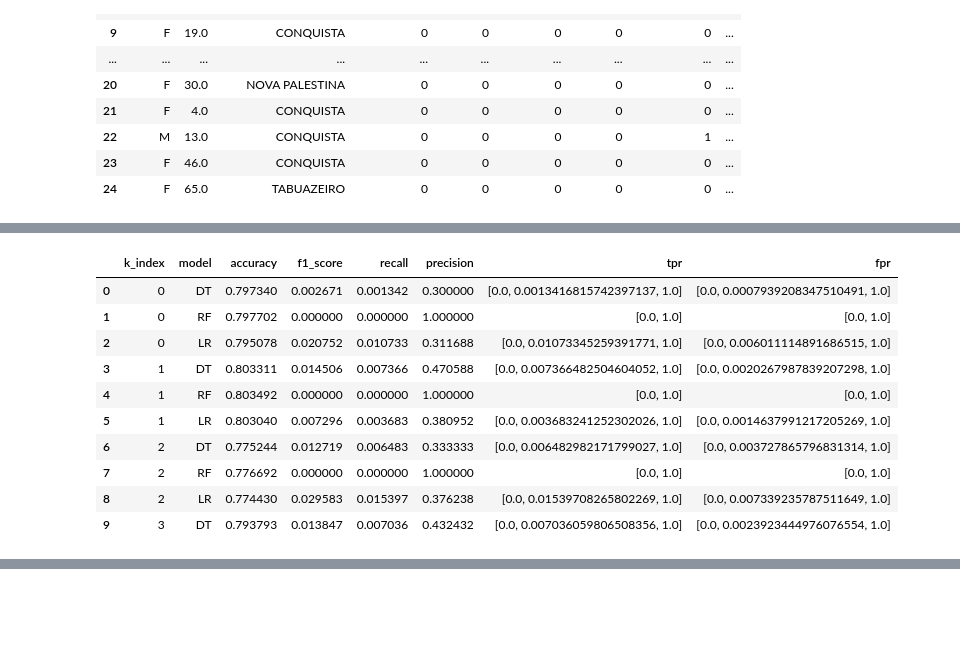
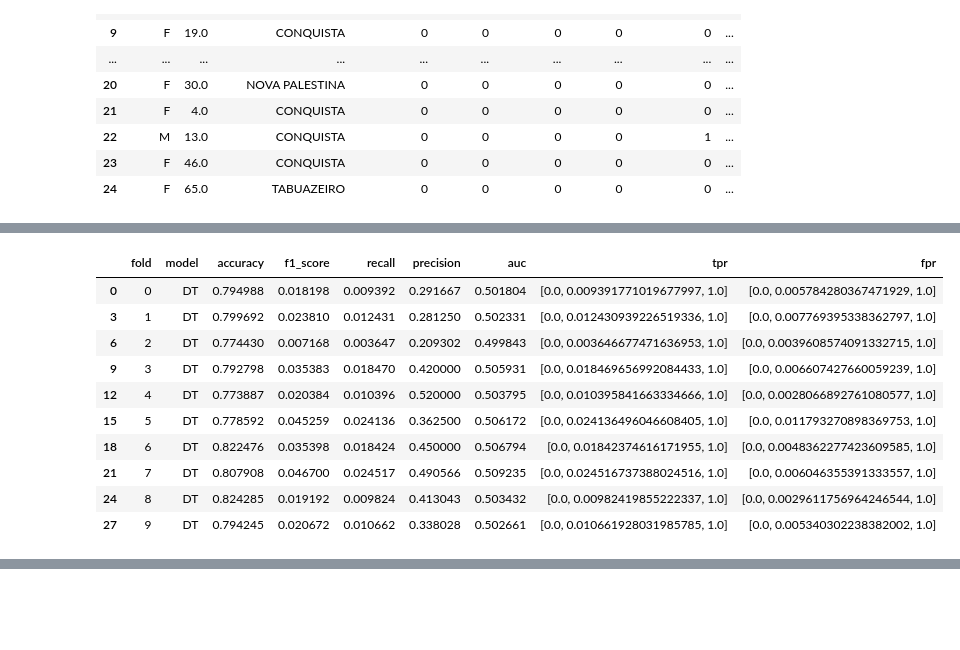
Before and after one commit to Sumitjh26997/CSS581-ML, a Jupyter notebook: hw1.ipynb, the cells around one changed output, grey strips where cells are left out. Cells and saved outputs as stored; diff of their text form; code cells hidden in the pictures.

```diff
--- a/hw1.ipynb
+++ b/hw1.ipynb
@@ -659,7 +631,6 @@ from sklearn.preprocessing import OrdinalEncoder
 y = final_data["No-show"]
 X = final_data[['Gender',
  'Age',
- 'Neighbourhood',
  'Hipertension',
  'Diabetes',
  'Alcoholism',
@@ -678,25 +647,32 @@ X_res, y_res = iht.fit_resample(X, y)
 from sklearn import tree
 from sklearn.ensemble import RandomForestClassifier
 from sklearn.linear_model import LogisticRegression
-from sklearn.metrics import accuracy_score, f1_score, recall_score, precision_score, auc, roc_curve
+from sklearn.metrics import accuracy_score, f1_score, recall_score, precision_score, auc, roc_curve, RocCurveDisplay
 from sklearn.model_selection import KFold
 import pandas as pnd
 
 # initialize all models with necessary hyperparams
-decision_tree = tree.DecisionTreeClassifier(max_depth = 7)
-random_forest = RandomForestClassifier(n_estimators=500, max_depth=7, random_state=1)
-logistic_regressor = LogisticRegression(max_iter=1000)
+decision_tree = tree.DecisionTreeClassifier(max_depth = 9, min_samples_split=3)
+random_forest = RandomForestClassifier(n_estimators=700, max_depth=9, min_samples_split=3, random_state=1)
+logistic_regressor = LogisticRegression(max_iter=2000)
 
 #generate k=10 splits of the data
 kf = KFold(n_splits=10)
 kf.get_n_splits(X)
 
+
+def plot_roc_curve(fpr, tpr, model, fold):
+  roc_display = RocCurveDisplay(fpr=fpr, tpr=tpr).plot()
+  roc_display.figure_.set_size_inches(5,5)
+  plt.plot([0, 1], [0, 1], color = 'g')
+  plt.title(model + " - Fold: " + str(fold))
+
 #create dataframe to store all results
-results = pnd.DataFrame(columns=['k_index', 'model', 'accuracy', 'f1_score', 'recall', 'precision', 'tpr', 'fpr'])
+results = pnd.DataFrame(columns=['fold', 'model', 'accuracy', 'f1_score', 'recall', 'precision', 'auc','tpr', 'fpr'])
 r = 0
 
 for i, (train_index,test_index) in enumerate(kf.split(X)):
-    print("\n\n K-Index: ", i)
+    print("\n\n Fold: ", i)
     print("Train Index: ", train_index,)
     print("Test Index: ", test_index)
     X_train, X_test, y_train, y_test = X[train_index], X[test_index], y[train_index], y[test_index]
@@ -709,11 +685,14 @@ for i, (train_index,test_index) in enumerate(kf.split(X)):
     recall = recall_score(y_test, y_pred, zero_division=1)
     prec = precision_score(y_test, y_pred, zero_division=1)
     fpr, tpr, thresholds = roc_curve(y_test, y_pred)
+    auc_score=auc(fpr, tpr)
+    plot_roc_curve(fpr,tpr, "Decision Tree", i)
     print('Accuracy Score: ', acc)
     print('F1 Score: ', f1)
     print('Recall Score: ', recall)
     print('Precision Score: ', prec)
-    results.loc[r] = [i, 'DT', acc, f1, recall, prec, tpr, fpr]
+    print('AUC: ', auc_score)
+    results.loc[r] = [i, 'DT', acc, f1, recall, prec, auc_score, tpr, fpr]
     r=r+1
 
 
@@ -725,11 +704,14 @@ for i, (train_index,test_index) in enumerate(kf.split(X)):
     recall = recall_score(y_test, y_pred_rf, zero_division=1)
     prec = precision_score(y_test, y_pred_rf, zero_division=1)
     fpr, tpr, thresholds = roc_curve(y_test, y_pred_rf)
+    auc_score=auc(fpr, tpr)
+    plot_roc_curve(fpr,tpr, "Random Forest", i)
     print('Accuracy Score: ', acc)
     print('F1 Score: ', f1)
     print('Recall Score: ', recall)
     print('Precision Score: ', prec)
-    results.loc[r] = [i, 'RF', acc, f1, recall, prec, tpr, fpr]
+    print('AUC: ', auc_score)
+    results.loc[r] = [i, 'RF', acc, f1, recall, prec, auc_score, tpr, fpr]
     r=r+1
 
     print("\nLogistic Regression")
@@ -740,10 +722,13 @@ for i, (train_index,test_index) in enumerate(kf.split(X)):
     recall = recall_score(y_test, y_pred_lr, zero_division=1)
     prec = precision_score(y_test, y_pred_lr, zero_division=1)
     fpr, tpr, thresholds = roc_curve(y_test, y_pred_lr)
+    auc_score=auc(fpr, tpr)
+    plot_roc_curve(fpr,tpr, "Logistic Regression", i)
     print('Accuracy Score: ', acc)
     print('F1 Score: ', f1)
     print('Recall Score: ', recall)
     print('Precision Score: ', prec)
-    results.loc[r] = [i, 'LR', acc, f1, recall, prec, tpr, fpr]
+    print('AUC: ', auc_score)
+    results.loc[r] = [i, 'LR', acc, f1, recall, prec, auc_score, tpr, fpr]
     r=r+1
 # %% [output]
@@ -767,14 +803,14 @@ Precision Score:  0.42574257425742573
 # %%
-results.head(10)
+dt_data.head(10)
 # %% [output]
-|  | k_index | model | accuracy | f1_score | recall | precision | tpr | fpr |
-| 0 | 0 | DT | 0.797340 | 0.002671 | 0.001342 | 0.300000 | [0.0, 0.0013416815742397137, 1.0] | [0.0, 0.0007939208347510491, 1.0] |
-| 1 | 0 | RF | 0.797702 | 0.000000 | 0.000000 | 1.000000 | [0.0, 1.0] | [0.0, 1.0] |
-| 2 | 0 | LR | 0.795078 | 0.020752 | 0.010733 | 0.311688 | [0.0, 0.01073345259391771, 1.0] | [0.0, 0.006011114891686515, 1.0] |
-| 3 | 1 | DT | 0.803311 | 0.014506 | 0.007366 | 0.470588 | [0.0, 0.007366482504604052, 1.0] | [0.0, 0.0020267987839207298, 1.0] |
-| 4 | 1 | RF | 0.803492 | 0.000000 | 0.000000 | 1.000000 | [0.0, 1.0] | [0.0, 1.0] |
-| 5 | 1 | LR | 0.803040 | 0.007296 | 0.003683 | 0.380952 | [0.0, 0.003683241252302026, 1.0] | [0.0, 0.0014637991217205269, 1.0] |
-| 6 | 2 | DT | 0.775244 | 0.012719 | 0.006483 | 0.333333 | [0.0, 0.006482982171799027, 1.0] | [0.0, 0.003727865796831314, 1.0] |
-| 7 | 2 | RF | 0.776692 | 0.000000 | 0.000000 | 1.000000 | [0.0, 1.0] | [0.0, 1.0] |
-| 8 | 2 | LR | 0.774430 | 0.029583 | 0.015397 | 0.376238 | [0.0, 0.01539708265802269, 1.0] | [0.0, 0.007339235787511649, 1.0] |
-| 9 | 3 | DT | 0.793793 | 0.013847 | 0.007036 | 0.432432 | [0.0, 0.007036059806508356, 1.0] | [0.0, 0.0023923444976076554, 1.0] |
+|  | fold | model | accuracy | f1_score | recall | precision | auc | tpr | fpr |
+| 0 | 0 | DT | 0.794988 | 0.018198 | 0.009392 | 0.291667 | 0.501804 | [0.0, 0.009391771019677997, 1.0] | [0.0, 0.005784280367471929, 1.0] |
+| 3 | 1 | DT | 0.799692 | 0.023810 | 0.012431 | 0.281250 | 0.502331 | [0.0, 0.012430939226519336, 1.0] | [0.0, 0.007769395338362797, 1.0] |
+| 6 | 2 | DT | 0.774430 | 0.007168 | 0.003647 | 0.209302 | 0.499843 | [0.0, 0.003646677471636953, 1.0] | [0.0, 0.0039608574091332715, 1.0] |
+| 9 | 3 | DT | 0.792798 | 0.035383 | 0.018470 | 0.420000 | 0.505931 | [0.0, 0.018469656992084433, 1.0] | [0.0, 0.006607427660059239, 1.0] |
+| 12 | 4 | DT | 0.773887 | 0.020384 | 0.010396 | 0.520000 | 0.503795 | [0.0, 0.010395841663334666, 1.0] | [0.0, 0.0028066892761080577, 1.0] |
+| 15 | 5 | DT | 0.778592 | 0.045259 | 0.024136 | 0.362500 | 0.506172 | [0.0, 0.024136496046608405, 1.0] | [0.0, 0.011793270898369753, 1.0] |
+| 18 | 6 | DT | 0.822476 | 0.035398 | 0.018424 | 0.450000 | 0.506794 | [0.0, 0.01842374616171955, 1.0] | [0.0, 0.0048362277423609585, 1.0] |
+| 21 | 7 | DT | 0.807908 | 0.046700 | 0.024517 | 0.490566 | 0.509235 | [0.0, 0.024516737388024516, 1.0] | [0.0, 0.006046355391333557, 1.0] |
+| 24 | 8 | DT | 0.824285 | 0.019192 | 0.009824 | 0.413043 | 0.503432 | [0.0, 0.00982419855222337, 1.0] | [0.0, 0.0029611756964246544, 1.0] |
+| 27 | 9 | DT | 0.794245 | 0.020672 | 0.010662 | 0.338028 | 0.502661 | [0.0, 0.010661928031985785, 1.0] | [0.0, 0.005340302238382002, 1.0] |
```
Also changed, not shown: parts of 44 cells of this notebook.
